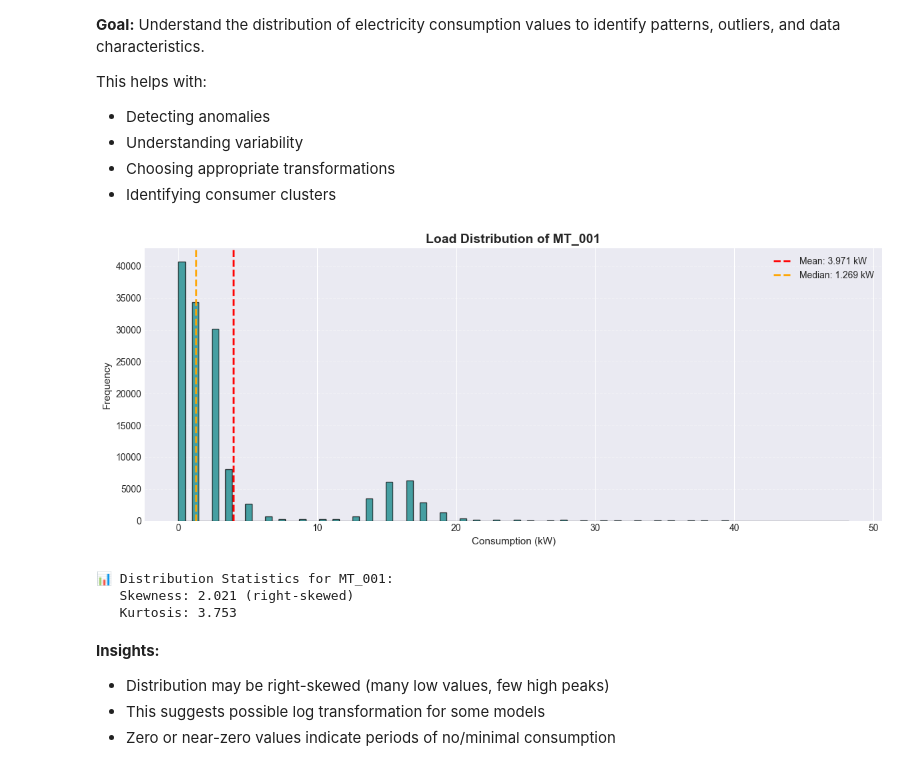
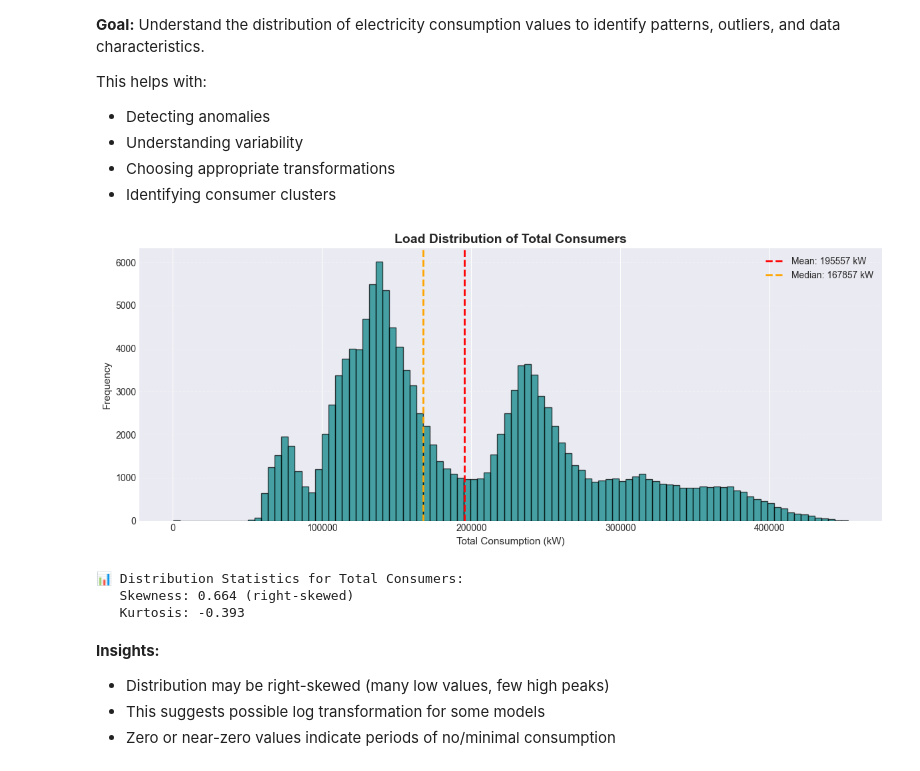
Before and after one commit to Dai-Nguyen1506/Electricity-Load-Diagrams, a Jupyter notebook: notebooks/02_eda.ipynb, the cells around one changed output. Cells and saved outputs as stored; diff of their text form; code cells hidden in the pictures.

Commit message:
change histogram for a customer to all customer

```diff
--- a/notebooks/02_eda.ipynb
+++ b/notebooks/02_eda.ipynb
@@ -291,31 +291,39 @@ This helps with:
 - Choosing appropriate transformations
 - Identifying consumer clusters
 # %%
-# Histogram of consumption distribution for sample consumer
-sample_client = "MT_001"
+# Tính tổng consumption của tất cả consumers theo từng thời điểm
+total_load = df.sum(axis=1)
 
+# Plot histogram
 plt.figure(figsize=(12, 5))
-plt.hist(df[sample_client], bins=100, color='teal', edgecolor='black', alpha=0.7)
-plt.axvline(df[sample_client].mean(), color='red', linestyle='--', linewidth=2, label=f'Mean: {df[sample_client].mean():.3f} kW')
-plt.axvline(df[sample_client].median(), color='orange', linestyle='--', linewidth=2, label=f'Median: {df[sample_client].median():.3f} kW')
-plt.title(f"Load Distribution of {sample_client}", fontsize=14, fontweight='bold')
-plt.xlabel("Consumption (kW)", fontsize=11)
+plt.hist(total_load, bins=100, color='teal', edgecolor='black', alpha=0.7)
+
+# Mean & Median
+plt.axvline(total_load.mean(), color='red', linestyle='--', linewidth=2,
+            label=f'Mean: {total_load.mean():.0f} kW')
+plt.axvline(total_load.median(), color='orange', linestyle='--', linewidth=2,
+            label=f'Median: {total_load.median():.0f} kW')
+
+plt.title("Load Distribution of Total Consumers", fontsize=14, fontweight='bold')
+plt.xlabel("Total Consumption (kW)", fontsize=11)
 plt.ylabel("Frequency", fontsize=11)
 plt.legend()
 plt.grid(alpha=0.3, linestyle='--', axis='y')
 plt.tight_layout()
 plt.show()
 
-# Calculate skewness
-skewness = df[sample_client].skew()
-print(f"📊 Distribution Statistics for {sample_client}:")
+# Skewness & Kurtosis
+skewness = total_load.skew()
+kurtosis = total_load.kurtosis()
+
+print("📊 Distribution Statistics for Total Consumers:")
 print(f"   Skewness: {skewness:.3f} ({'right-skewed' if skewness > 0 else 'left-skewed'})")
-print(f"   Kurtosis: {df[sample_client].kurtosis():.3f}")
+print(f"   Kurtosis: {kurtosis:.3f}")
 # %% [output]
-[figure, old version]
+[figure, new version]
-📊 Distribution Statistics for MT_001:
-   Skewness: 2.021 (right-skewed)
-   Kurtosis: 3.753
+📊 Distribution Statistics for Total Consumers:
+   Skewness: 0.664 (right-skewed)
+   Kurtosis: -0.393
 # %% [markdown]
 **Insights:**
 - Distribution may be right-skewed (many low values, few high peaks)
```
